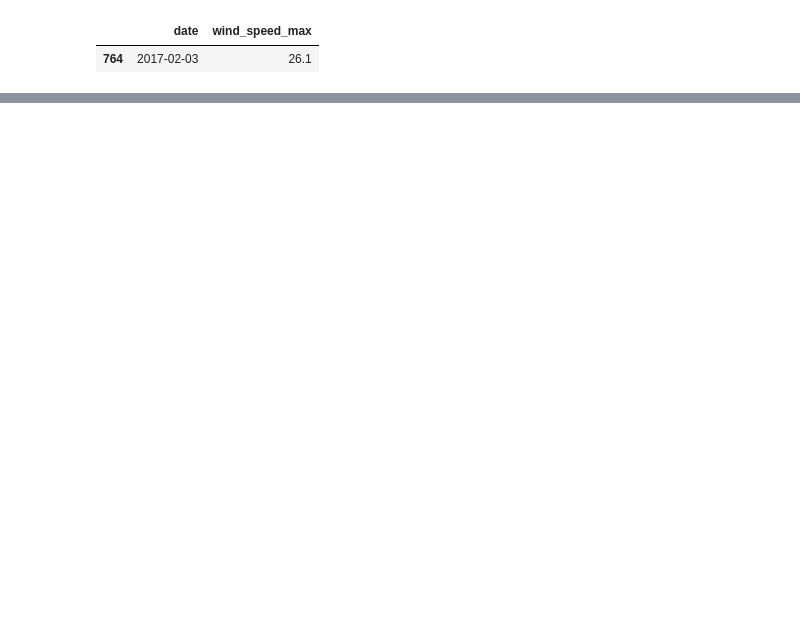
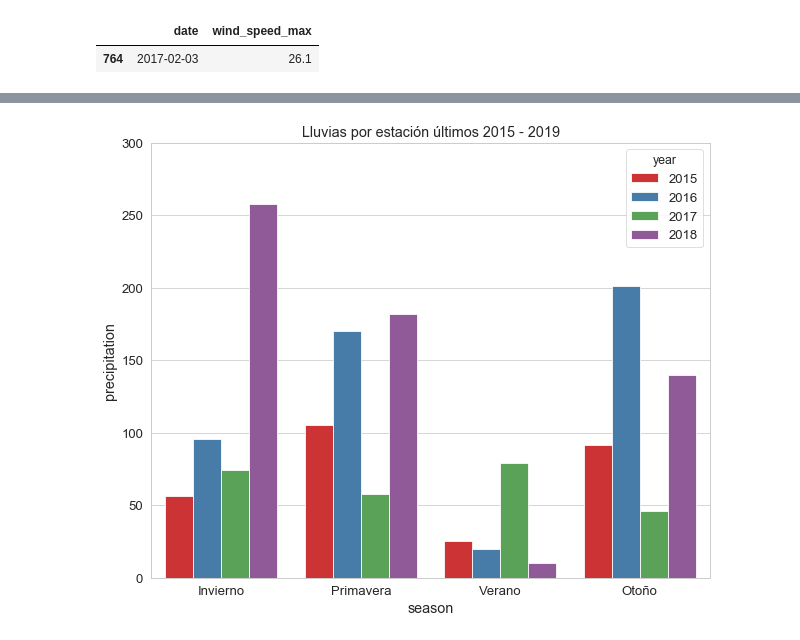
Before and after one commit to devgrla/bicimad, a Jupyter notebook: python/Clima Madrid.ipynb, the cells around one changed output, grey strips where cells are left out. Saved outputs shown, nothing was run; the diff lists cells and outputs as text; code cells hidden in the pictures; blank space fills up the shorter version.

```diff
--- a/python/Clima Madrid.ipynb
+++ b/python/Clima Madrid.ipynb
@@ -251,8 +275,9 @@ plt.title('Relación precipitaciones / Temperatura media')
 # %%
-#¿En qué estacion ha llovido mas estos años? en total de mm
-tmp = weather_data_copy[weather_data_copy.precipitation > 0]
+tmp = weather_data_copy[(weather_data_copy.precipitation > 0) & (weather_data_copy.year != 2019)]
 plt.xlabel('Estación')
 plt.ylabel('Cantidad de precipitaciones (mm)')
 plt.title('Lluvias por estación últimos 2015 - 2019')
 plt.ylim(0,300)
-out = sns.barplot(x='season', y ='precipitation' , data=tmp, estimator = sum, hue='year', palette="Set1")
+out = sns.barplot(x='season', y ='precipitation' , data=tmp, estimator = sum, hue='year', palette="Set1", ci=0)
+# %% [output]
+[figure, added]
```
Also changed, not shown: parts of 41 cells of this notebook, 1 other file.
